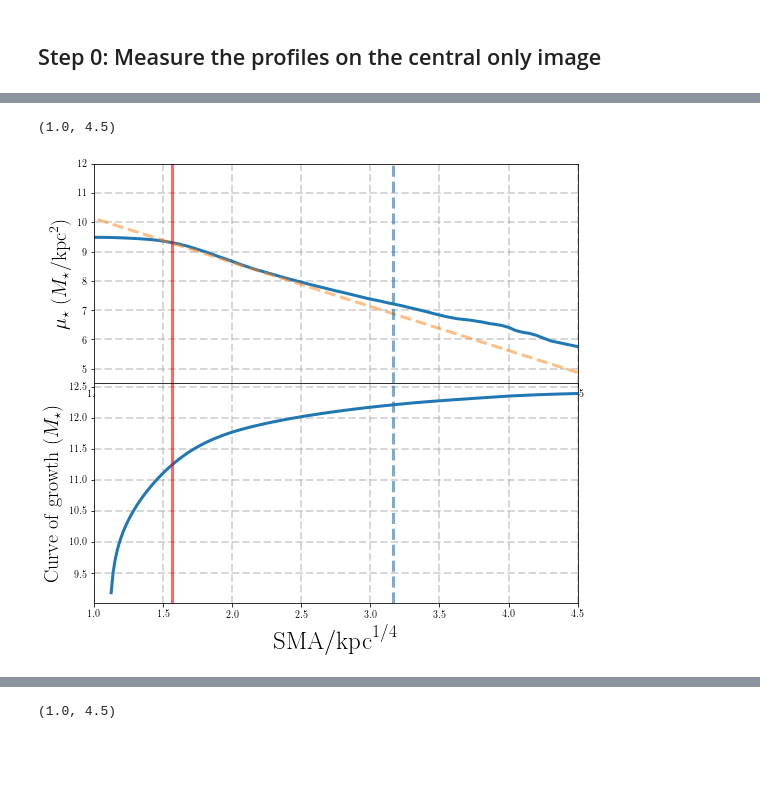
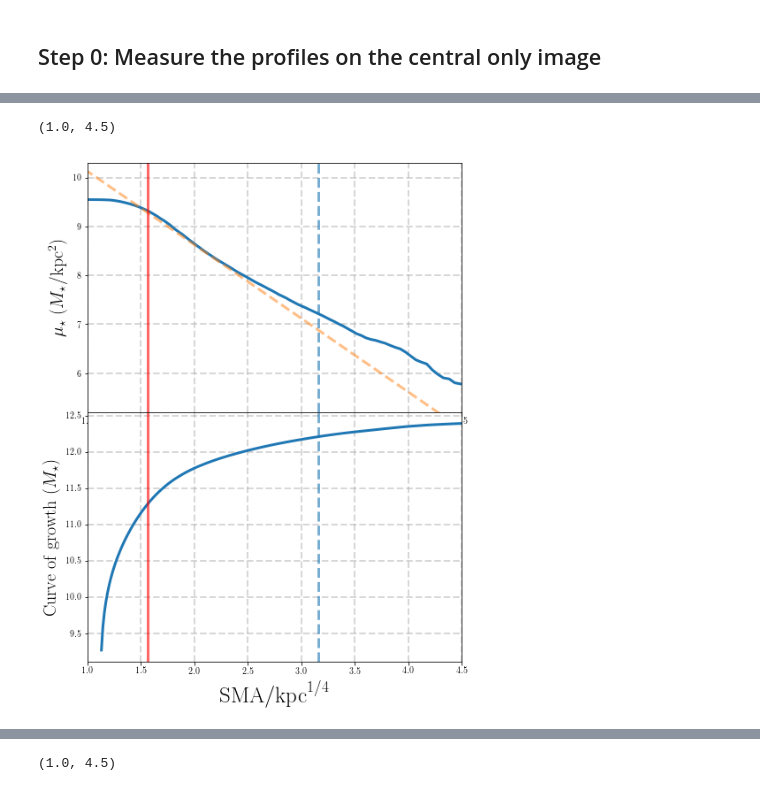
Before and after one commit to dr-guangtou/kungpao, a Jupyter notebook: demo/benedikt_test/illustris_map_test.ipynb, the cells around one changed output, grey strips where cells are left out. Drawn from its saved outputs; the diff is of its cells as text; code cells hidden in the pictures; blank space fills up the shorter version.

Commit message:
recent update

```diff
--- a/demo/benedikt_test/illustris_map_test.ipynb
+++ b/demo/benedikt_test/illustris_map_test.ipynb
@@ -441,15 +546,15 @@ Text(0.5,0,u'$\\mathrm{SMA}$')
 # Now, let's fixe the center, and let the geometry to be free
 
 iso_cen_2, iso_cen_2_bin = galSBP.galSBP('illustris_1_xy_cen.fits',
-                                         galX=100.0,
-                                         galY=100.0,
+                                         galX=100.5,
+                                         galY=100.5,
                                          galQ=0.6,
                                          galPA=-50.0,
-                                         maxSma=220,
+                                         maxSma=450,
                                          iniSma=10.0,
                                          stage=2,
                                          intMode='median',
-                                         ellipStep=0.05,
+                                         ellipStep=0.10,
                                          pix=3.0,
                                          zpPhoto=0.0,
                                          harmonics='1 2 3 4',
@@ -600,22 +705,23 @@ Text(0.5,0,u'$\\mathrm{SMA/Pixel}^{1/4}$')
 # %%
 # Now, let's fix everything
 
+pix = 3.0
 iso_cen_3, iso_cen_3_bin = galSBP.galSBP('illustris_1_xy_cen.fits',
-                                         galX=100.0,
-                                         galY=100.0,
+                                         galX=100.5,
+                                         galY=100.5,
                                          galQ=iso_cen_2['avg_q'][0],
                                          galPA=iso_cen_2['avg_pa'][0],
-                                         maxSma=250,
-                                         iniSma=50.0,
+                                         maxSma=500,
+                                         iniSma=40.0,
                                          stage=3,
                                          intMode='median',
                                          ellipStep=0.05,
-                                         pix=3.0,
+                                         pix=pix,
                                          zpPhoto=0.0,
-                                         harmonics='1 2 3 4',
+                                         harmonics='1 2',
                                          isophote=x_isophote,
                                          xttools=x_ttools,
-                                         recenter=True,
+                                         recenter=False,
                                          savePng=False,
                                          verbose=True)
 
@@ -685,39 +791,40 @@ for ii, e in enumerate(iso_cen_3_ellip):
 # Here is the 1-D mass density profile and the curve-of-growth of mass
 
 # I label the 6.0 kpc (twice the pixel size, not resolved within) and 100 kpc radius
-fig = plt.figure(figsize=(8, 7))
+fig = plt.figure(figsize=(7, 9))
 fig.subplots_adjust(hspace=0.0, wspace=0.0,
                     left=0.13, bottom=0.10,
                     top=0.97, right=0.97)
 
 ax1 = plt.subplot(2, 1, 1)
 ax1.grid(linewidth=2.0, linestyle='--', alpha=0.5)
 
 # Overplot a de Vaucouleurs plot with Re=24 kpc
 dev = models.Sersic1D(amplitude=np.median(iso_cen_3['intens'] / 9),
                       r_eff=8, n=4.0)
 ax1.plot((iso_cen_3['sma'] * 3.0) ** 0.25,
          np.log10(iso_cen_3['intens'] / 9.0), linewidth=3.0)
 ax1.plot((iso_cen_3['sma'] * 3.0) ** 0.25,
          np.log10(dev(iso_cen_3['sma'])), linewidth=3.0, alpha=0.5,
          linestyle='--')
 ax1.set_ylabel(r'$\mu_{\star}\ (M_{\star}/\mathrm{kpc}^2)$', fontsize=20)
 ax1.axvline(100.0 ** 0.25, linestyle='--', linewidth=3.0, alpha=0.6)
 ax1.axvline(6.0 ** 0.25, linestyle='-', linewidth=3.0, alpha=0.6, c='r')
 ax1.set_xlim(1.0, 4.5)
+ax1.set_ylim(5.2, 10.3)
 
 ax2 = plt.subplot(2, 1, 2)
 ax2.grid(linewidth=2.0, linestyle='--', alpha=0.5)
 ax2.plot((iso_cen_3['sma'] * 3.0) ** 0.25,
          np.log10(iso_cen_3['growth_ori']), linewidth=3.0)
 ax2.set_ylabel(r'$\mathrm{Curve\ of\ growth}\ (M_{\star})$', fontsize=20)
 ax2.set_xlabel(r'$\mathrm{SMA/kpc}^{1/4}$', fontsize=25)
 ax2.axvline(100.0 ** 0.25, linestyle='--', linewidth=3.0, alpha=0.6)
 ax2.axvline(6.0 ** 0.25, linestyle='-', linewidth=3.0, alpha=0.6, c='r')
 ax2.set_xlim(1.0, 4.5)
 # %% [output]
 (1.0, 4.5)
-[figure, old version]
+[figure, new version]
 # %%
 # And the difference becomes much more obvious when the X-axis is linear
 
```
Also changed, not shown: parts of 42 cells of this notebook, 6 other files.
